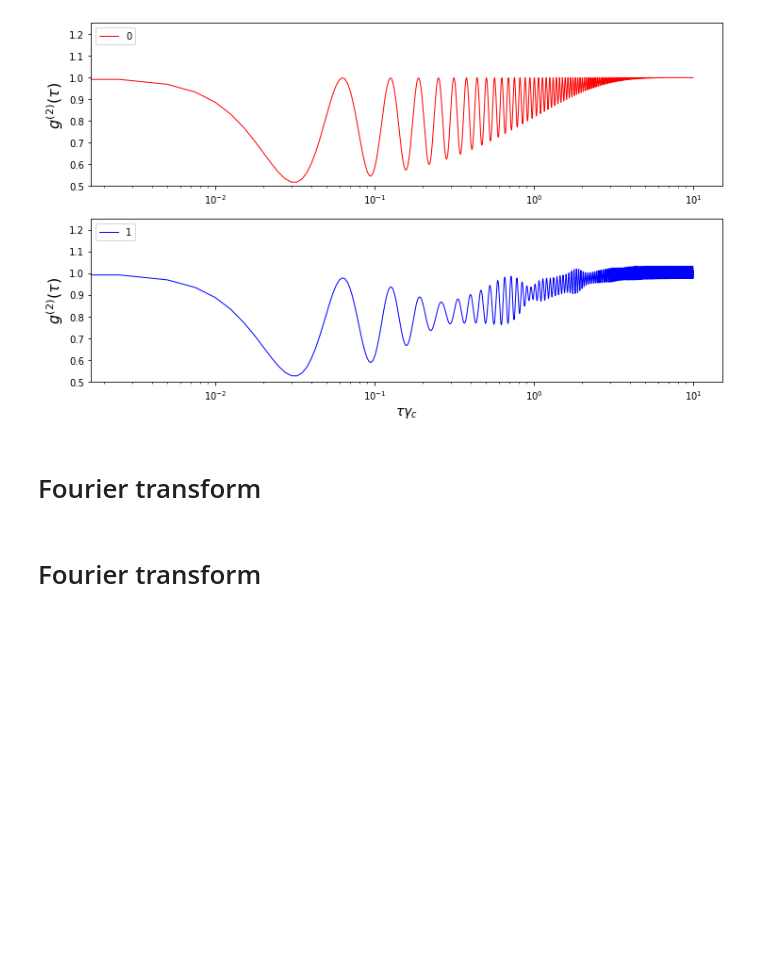
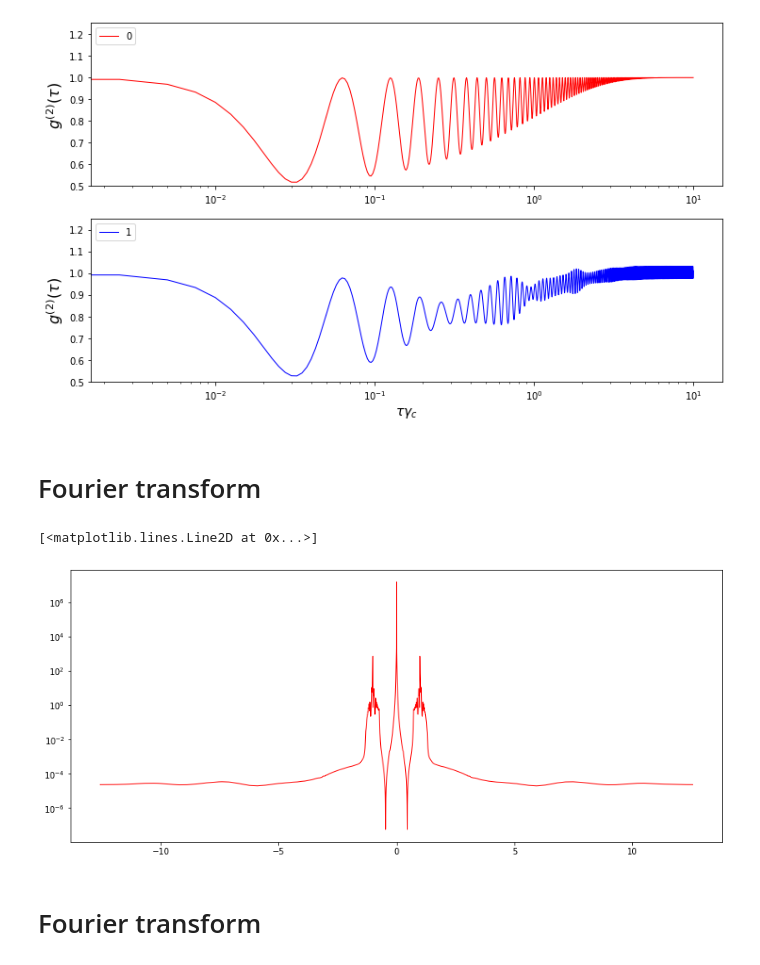
Before and after one commit to ahmad-shafiei/Hybrid_Cavity, a Jupyter notebook: Correlations_18_5_2020.ipynb, the cells around one changed output. Saved outputs shown, nothing was run; the diff lists cells and outputs as text; code cells hidden in the pictures; blank space fills up the shorter version.

```diff
--- a/Correlations_18_5_2020.ipynb
+++ b/Correlations_18_5_2020.ipynb
@@ -34,6 +36,6 @@ Image(filename='C:/Users/Ahmad/Desktop/2020/Python/g20_Autcr_ SS_03.07.2020/fig.
 # %%
 # parameter values
-n_th= 0.0 # 3.45               # thermal mean phonon occupancy
+n_th=  3.45               # thermal mean phonon occupancy
 wm = 1.0                   #  mechanical frequency
 wc = 100 * wm                  # cavity frequency....
 wa = wc                      # resonance case
@@ -52,7 +54,10 @@ F_p = 0.0
 
 #g_am = g_cm/2.0    #
 #########  OR  g_pm/g_cm = 1
-g_am = 0.0
+#g_am = 0.0
 
+######## g_pm/g_cm = -1
+g_am = g_cm
 
 # Two cases: g_pm/g_cm = 0 and 1
+gamma_inc/gamma_c
@@ -79,8 +86,8 @@ dataa
 ### All the values that are used for this simulation base on above table
 # %%
 #----------------parameters
-Nc = 9;      #### photons ##
-Nm = 9;     ## phonon dimension
+Nc = 10;      #### photons ##
+Nm = 10;     ## phonon dimension
 
 a = tensor(destroy(Nc),qeye(Nm),qeye(2))     # cavity anihilation operator
 b = tensor(qeye(Nc), destroy(Nm),qeye(2))    # phonon anihilation operator
@@ -150,16 +157,16 @@ g20 = G20 / (n[0] * n0)
 #correlation_ss
 # %%
 # for steady state
-taus = np.linspace(0, 1000.0, 4000)
+taus = np.linspace(0, 2000.0, 8000)
 
 rho1 = steadystate(H1, collapse)
-opt=Options(rhs_reuse=True, nsteps=5000)
+opt=Options(rhs_reuse=True, nsteps=7000)
     # first calculate the occupation number as a function of time
 n1 = mesolve(H1, rho1, taus, collapse, [a.dag() * a], options=opt).expect[0]
 # %%
-opt=Options(rhs_reuse=True,nsteps=5000)
+opt=Options(rhs_reuse=True,nsteps=7000)
 G21 = correlation_3op_1t(H1, rho1, taus, collapse, a.dag(), a.dag()*a, a, options=opt)
-g21 = G21 / (n[0] * n1)
+g21 = G21 / (n1[0] * n1)
 #correlation_ss
 # %% [markdown]
 ## Visualize
@@ -188,11 +195,14 @@ ax2.legend('1',loc=2)
 # %% [markdown]
 # Fourier transform
 # %%
-# for g_polr/g_cm = 0
-wlist1, spec1 = spectrum_correlation_fft(taus, g2)
+# for g_polr/g_cm = -1
+wlist1, spec1 = spectrum_correlation_fft(taus, g21)
 fig, ax = plt.subplots(figsize=(14,6))
 
 plt.semilogy((wlist1), np.abs(spec1)**2, color='r' , lw=1.0)
+# %% [output]
+[<matplotlib.lines.Line2D at 0x...>]
+[figure, added]
 # %%
 # for g_polr/g_cm = 1
 wlist1, spec1 = spectrum_correlation_fft(taus, g2)
```
Also changed, not shown: parts of 2 cells of this notebook.
